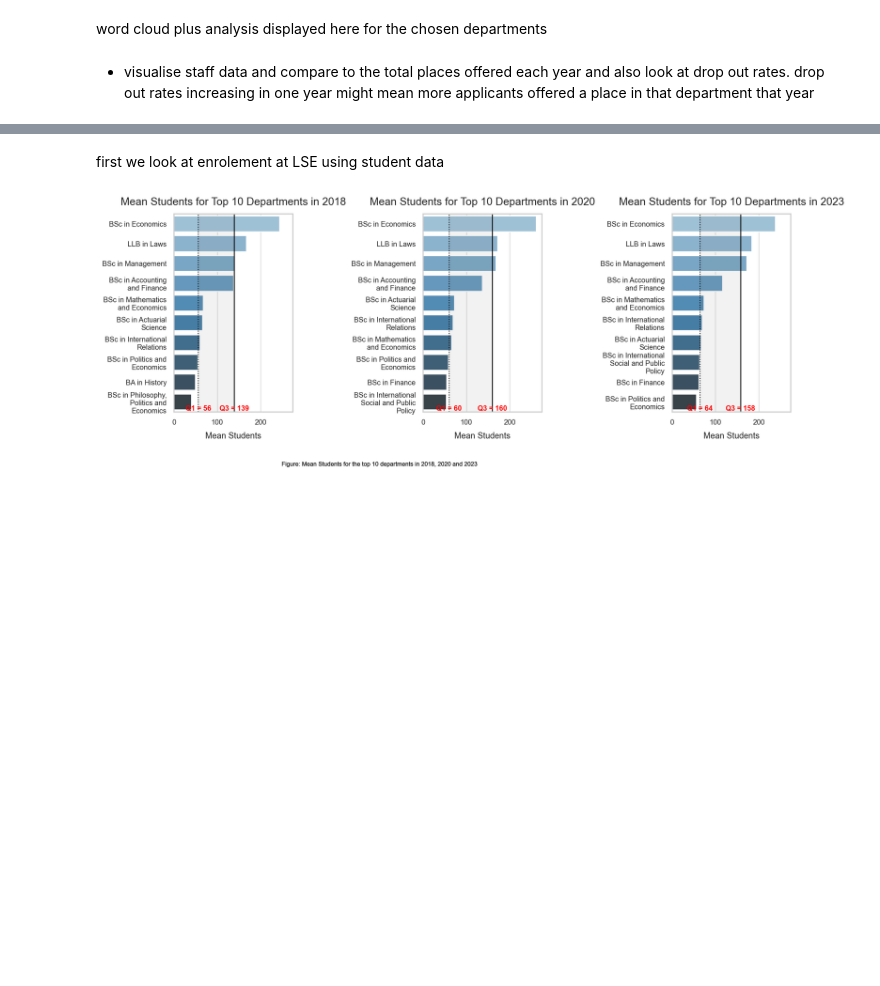
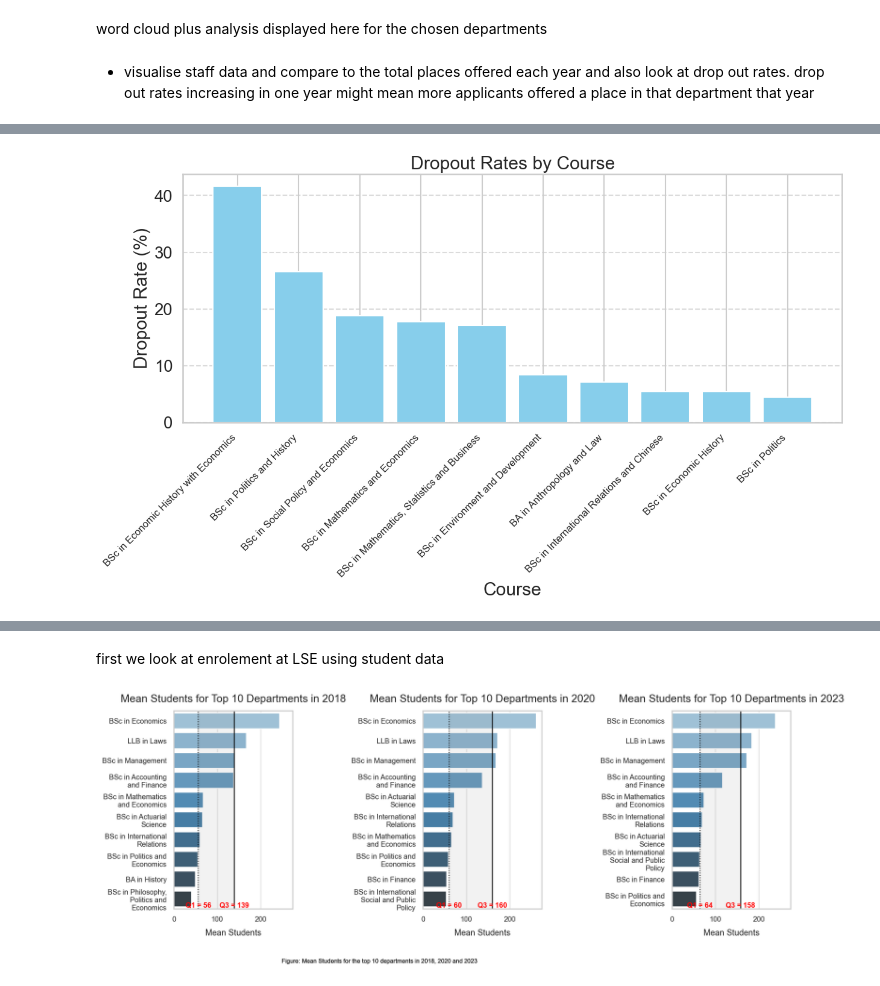
Before and after one commit to st115-smurf-account/st115-group-project, a Jupyter notebook: PDF.ipynb, the cells around one changed output, grey strips where cells are left out. Saved outputs shown, nothing was run; the diff lists cells and outputs as text; code cells hidden in the pictures; blank space fills up the shorter version.

```diff
--- a/PDF.ipynb
+++ b/PDF.ipynb
@@ -286,0 +288,10 @@ NameError: name 'student_data_array_2016' is not defined
+# %%
+student_data_2017_df["Year"] = 2017
+student_data_2018_df["Year"] = 2018
+student_data_2019_df["Year"] = 2019
+student_data_2020_df["Year"] = 2020
+student_data_2021_df["Year"] = 2021
+student_data_2022_df["Year"] = 2022
+student_data_2023_df["Year"] = 2023
+combined_student_data_df = pd.concat([student_data_2017_df,student_data_2018_df,student_data_2019_df,student_data_2020_df,student_data_2021_df,student_data_2022_df,student_data_2023_df], ignore_index=True)
+combined_student_data_df.head()
@@ -378,0 +640,37 @@ word cloud plus analysis displayed here for the chosen departments
+# %%
+years = [2017, 2018, 2019, 2020, 2021, 2022, 2023]
+
+courses_1st_to_2nd = []
+for x in range(0,len(years)):
+    if x != len(years) - 1:
+        courses_1st_to_2nd.append(get_dropouts(years[x],years[x+1],1))
+
+average_dropouts_dict = get_total_dropouts(courses_1st_to_2nd)
+total_students_per_course = get_total_students_per_course(average_dropouts_dict,1)
+
+drop_out_rate_per_course = {}
+for course in total_students_per_course.keys():
+    drop_out_rate_per_course[course] = round((average_dropouts_dict[course]/total_students_per_course[course])*100,5)
+
+first_to_second_course_dict = sort_dict_desc(drop_out_rate_per_course)
+# %%
+first_10 = dict(list(first_to_second_course_dict.items())[:10])
+
+courses = list(first_10.keys())
+rates = list(first_10.values())
+
+plt.figure(figsize=(13,8))
+plt.bar(courses, rates, color="skyblue")
+
+plt.xticks(rotation=45, ha='right', fontsize=12)
+
+plt.title("Dropout Rates by Course (1st to 2nd Year)")
+plt.xlabel("Course")
+plt.ylabel("Dropout Rate (%)")
+plt.grid(axis="y", linestyle="--", alpha=0.7)
+plt.tight_layout()
+
+
+plt.show()
+# %% [output]
+[figure, added]
```
Also changed, not shown: parts of 22 cells of this notebook, 2 other files.
